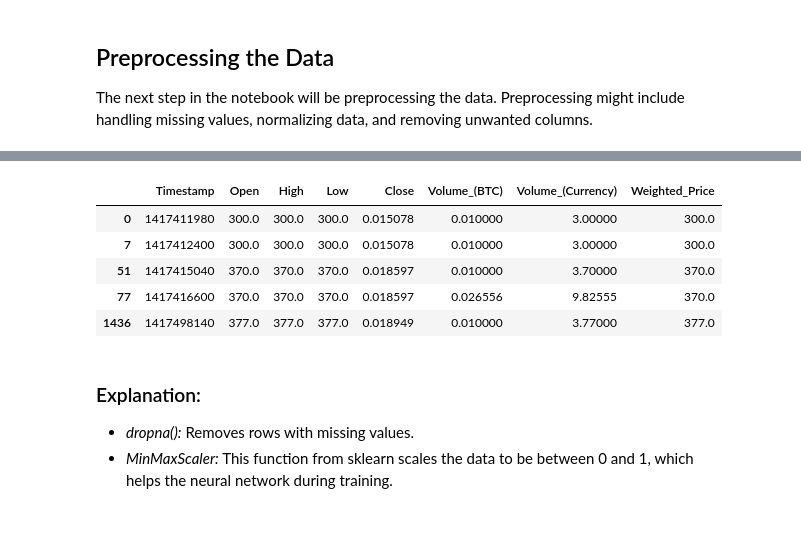
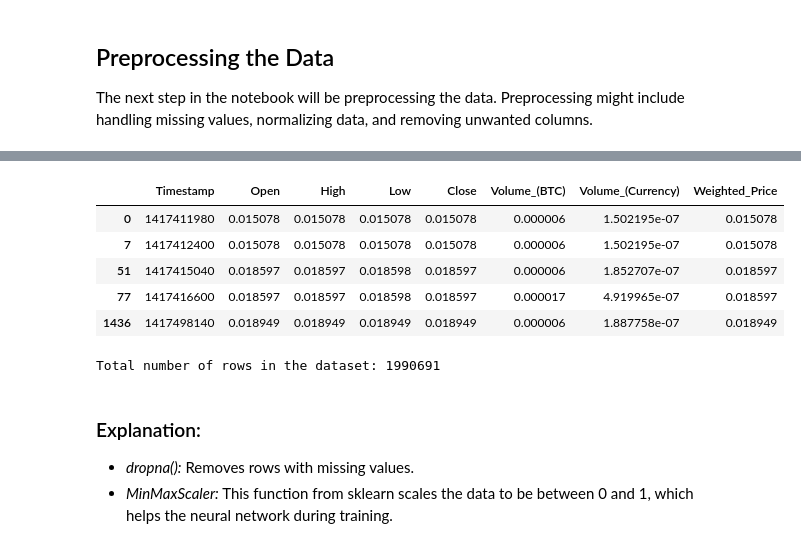
Before and after one commit to ZigaLarissa/BTC-Forecasting, a Jupyter notebook: btc_forecasting.ipynb, the cells around one changed output, grey strips where cells are left out. Saved outputs shown, nothing was run; the diff lists cells and outputs as text; code cells hidden in the pictures.

```diff
--- a/btc_forecasting.ipynb
+++ b/btc_forecasting.ipynb
@@ -22,21 +58,31 @@ The next step in the notebook will be preprocessing the data. Preprocessing migh
 # %%
-# Drop any missing values
-data = data.dropna()
-
-# Normalize the 'Close' prices to a range of 0-1
+# Normalize the columns prices to a range of 0-1
 from sklearn.preprocessing import MinMaxScaler
 scaler = MinMaxScaler()
 data['Close'] = scaler.fit_transform(data[['Close']])
+data['Volume_(BTC)'] = scaler.fit_transform(data[['Volume_(BTC)']])
+data['Volume_(Currency)'] = scaler.fit_transform(data[['Volume_(Currency)']])
+data['Weighted_Price'] = scaler.fit_transform(data[['Weighted_Price']])
+data['Open'] = scaler.fit_transform(data[['Open']])
+data['High'] = scaler.fit_transform(data[['High']])
+data['Low'] = scaler.fit_transform(data[['Low']])
 
 # Display the cleaned data
 data.head()
 # %% [output]
 |  | Timestamp | Open | High | Low | Close | Volume_(BTC) | Volume_(Currency) | Weighted_Price |
-| 0 | 1417411980 | 300.0 | 300.0 | 300.0 | 0.015078 | 0.010000 | 3.00000 | 300.0 |
-| 7 | 1417412400 | 300.0 | 300.0 | 300.0 | 0.015078 | 0.010000 | 3.00000 | 300.0 |
-| 51 | 1417415040 | 370.0 | 370.0 | 370.0 | 0.018597 | 0.010000 | 3.70000 | 370.0 |
-| 77 | 1417416600 | 370.0 | 370.0 | 370.0 | 0.018597 | 0.026556 | 9.82555 | 370.0 |
-| 1436 | 1417498140 | 377.0 | 377.0 | 377.0 | 0.018949 | 0.010000 | 3.77000 | 377.0 |
+| 0 | 1417411980 | 0.015078 | 0.015078 | 0.015078 | 0.015078 | 0.000006 | 1.502195e-07 | 0.015078 |
+| 7 | 1417412400 | 0.015078 | 0.015078 | 0.015078 | 0.015078 | 0.000006 | 1.502195e-07 | 0.015078 |
+| 51 | 1417415040 | 0.018597 | 0.018597 | 0.018598 | 0.018597 | 0.000006 | 1.852707e-07 | 0.018597 |
+| 77 | 1417416600 | 0.018597 | 0.018597 | 0.018598 | 0.018597 | 0.000017 | 4.919965e-07 | 0.018597 |
+| 1436 | 1417498140 | 0.018949 | 0.018949 | 0.018949 | 0.018949 | 0.000006 | 1.887758e-07 | 0.018949 |
+# %%
+# Get the number of rows after droping null values.
+total_rows = data.shape[0]
+
+print(f"Total number of rows in the dataset: {total_rows}")
+# %% [output]
+Total number of rows in the dataset: 1990691
 # %% [markdown]
 ### Explanation:
 
```
Also changed, not shown: parts of 10 cells of this notebook.
